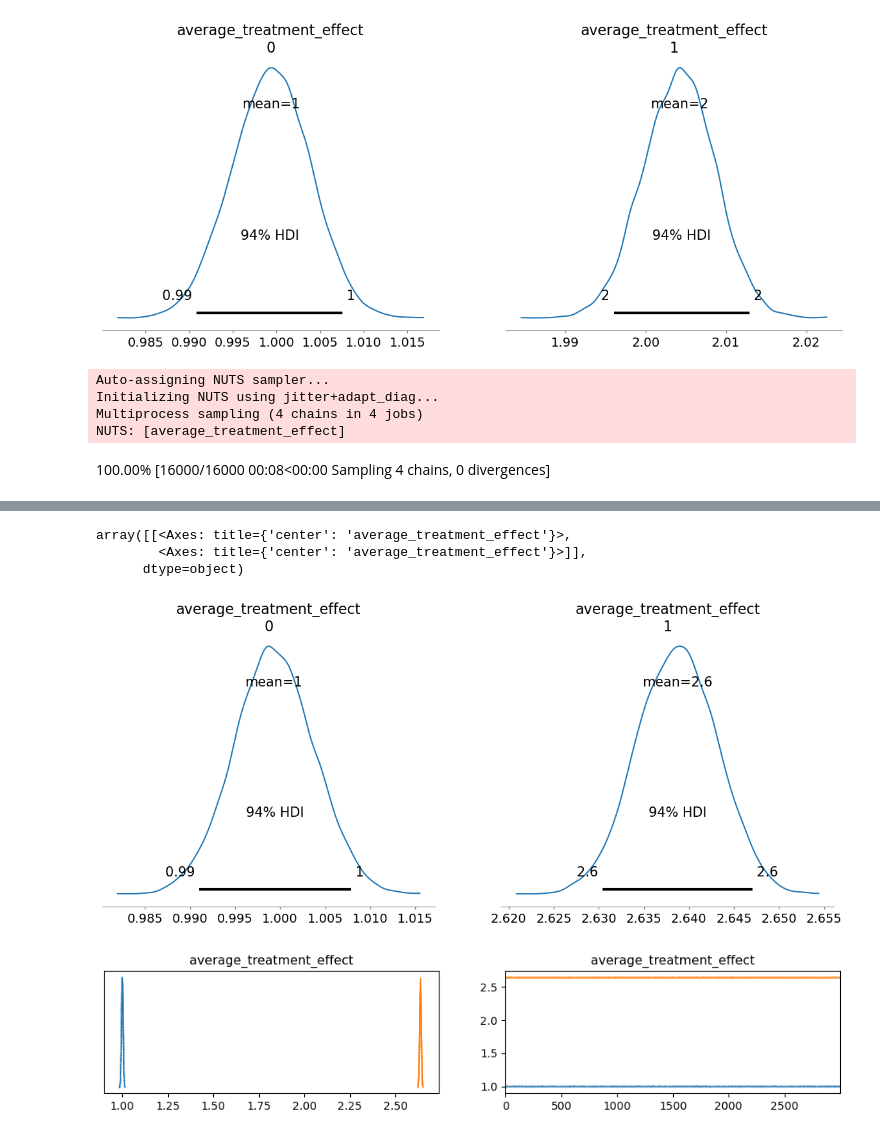
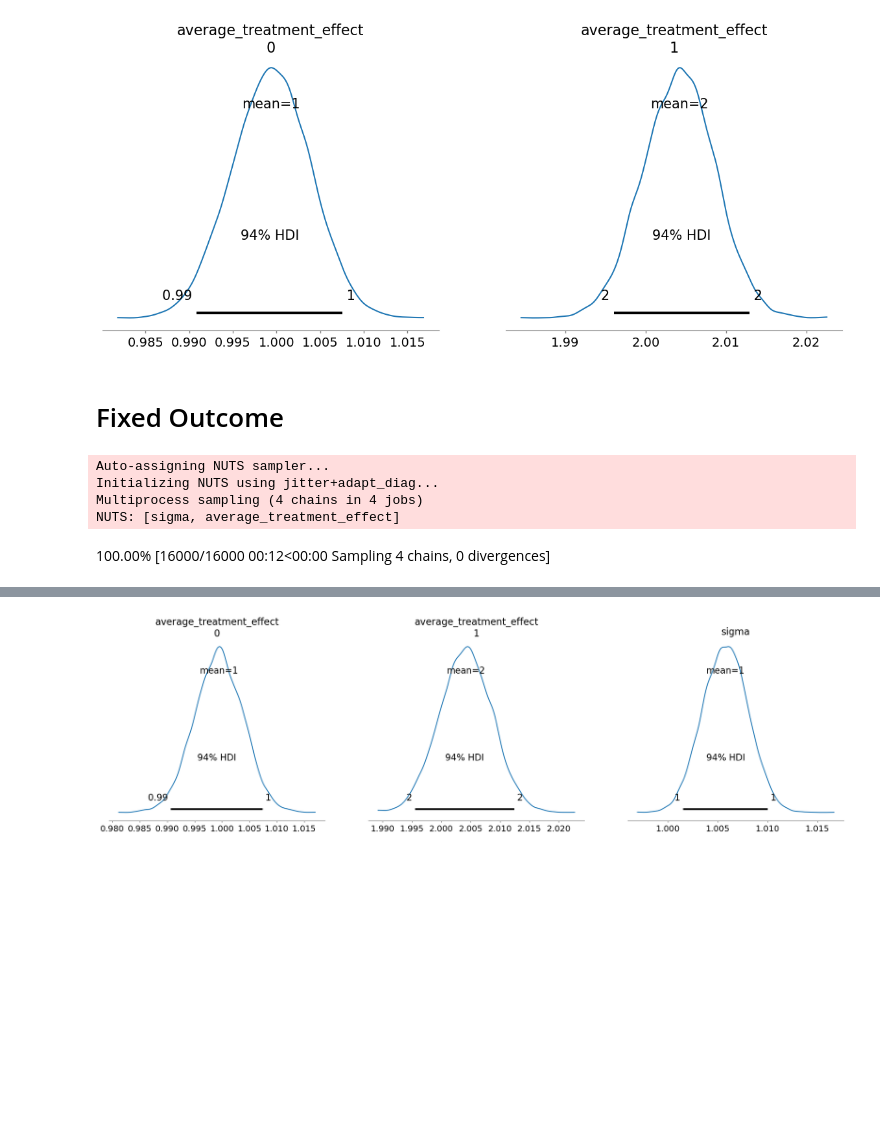
Before and after one commit to HIAlab/adaptive_nof1, a Jupyter notebook: notebooks/Inference_In_Adaptive_Sampling.ipynb, the cells around one changed output, grey strips where cells are left out. Saved outputs shown, nothing was run; the diff lists cells and outputs as text; code cells hidden in the pictures; blank space fills up the shorter version.

```diff
--- a/notebooks/Inference_In_Adaptive_Sampling.ipynb
+++ b/notebooks/Inference_In_Adaptive_Sampling.ipynb
@@ -271,15 +271,17 @@ NUTS: [average_treatment_effect]
 100.00% [16000/16000 00:08<00:00 Sampling 4 chains, 0 divergences]
 Sampling 4 chains for 1_000 tune and 3_000 draw iterations (4_000 + 12_000 draws total) took 9 seconds.
 [figure]
+# %% [markdown]
+# Fixed Outcome
 # %%
 model = pm.Model()
-
 with model:
     df_trial = df_bayesian_prior_update
-    treatments = df_trial["adaptive_treatment"]
+    treatments = df_trial["fixed_treatment"]
     # Priors for unknown model parameters
+    sigma = pm.HalfNormal("sigma", sigma=10)
     average_treatment_effect = pm.Normal(
-        "average_treatment_effect", mu=0, sigma=100, shape=2
+        "average_treatment_effect", mu=0, sigma=sigma, shape=2
     )
     outcome = pm.Normal(
         "outcome",
@@ -288,14 +290,14 @@ with model:
             + np.array(treatments == 2) * average_treatment_effect[1]
         ),
         sigma=sigma,
-        observed=df_trial["adaptive_outcome"],
+        observed=df_trial["fixed_outcome"],
     )
     trace = pm.sample(3000)
     az.plot_posterior(trace)
-az.plot_trace(trace)
+#az.plot_trace(trace)
 # %% [output]
 Auto-assigning NUTS sampler...
 Initializing NUTS using jitter+adapt_diag...
 Multiprocess sampling (4 chains in 4 jobs)
-NUTS: [average_treatment_effect]
+NUTS: [sigma, average_treatment_effect]
-100.00% [16000/16000 00:08<00:00 Sampling 4 chains, 0 divergences]
+100.00% [16000/16000 00:12<00:00 Sampling 4 chains, 0 divergences]
@@ -303,5 +305 @@ Sampling 4 chains for 1_000 tune and 3_000 draw iterations (4_000 + 12_000 draws
-array([[<Axes: title={'center': 'average_treatment_effect'}>,
-        <Axes: title={'center': 'average_treatment_effect'}>]],
-      dtype=object)
-[figure, old version]
+[figure, new version]
-[figure, removed]
```
Also changed, not shown: parts of 3 cells of this notebook, 3 other files.
